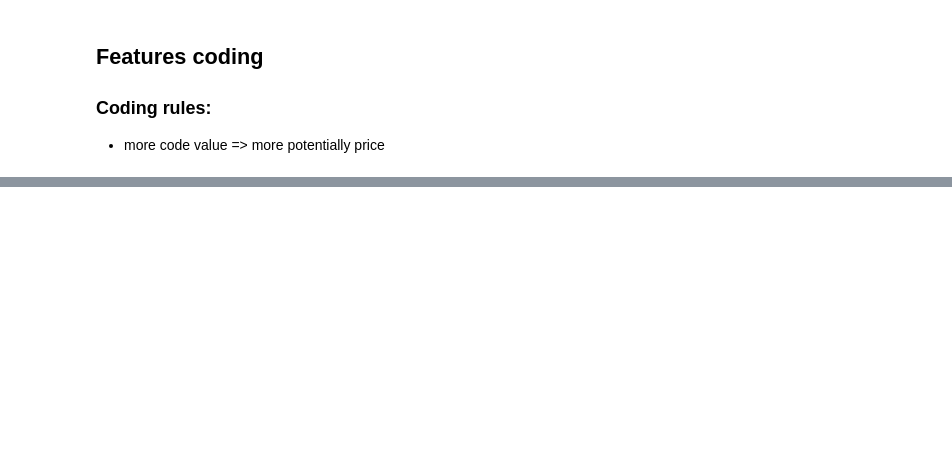
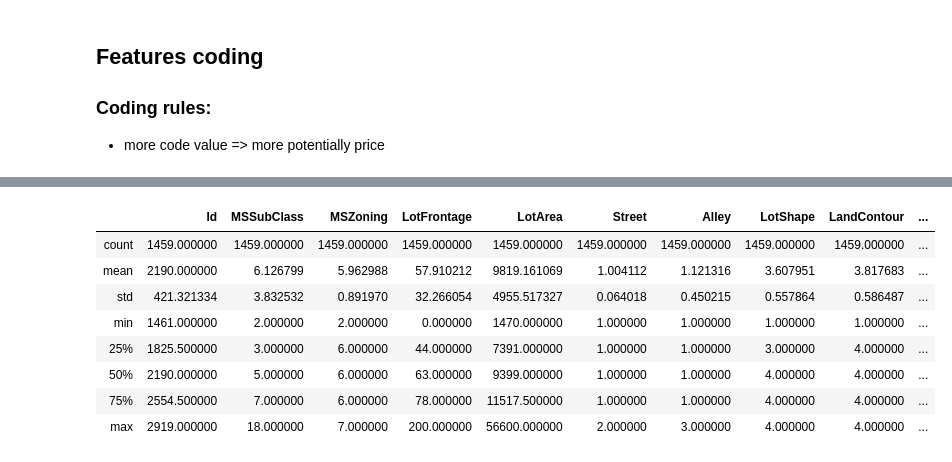
Before and after one commit to astramax57/house-prices, a Jupyter notebook: house-prising.ipynb, the cells around one changed output, grey strips where cells are left out. Saved outputs shown, nothing was run; the diff lists cells and outputs as text; code cells hidden in the pictures; blank space fills up the shorter version.

```diff
--- a/house-prising.ipynb
+++ b/house-prising.ipynb
@@ -340,0 +492,12 @@ df_train.describe(include='all')
+# %%
+df_test.describe(include='all')
+# %% [output]
+|  | Id | MSSubClass | MSZoning | LotFrontage | LotArea | Street | Alley | LotShape | LandContour | ... |
+| count | 1459.000000 | 1459.000000 | 1459.000000 | 1459.000000 | 1459.000000 | 1459.000000 | 1459.000000 | 1459.000000 | 1459.000000 | ... |
+| mean | 2190.000000 | 6.126799 | 5.962988 | 57.910212 | 9819.161069 | 1.004112 | 1.121316 | 3.607951 | 3.817683 | ... |
+| std | 421.321334 | 3.832532 | 0.891970 | 32.266054 | 4955.517327 | 0.064018 | 0.450215 | 0.557864 | 0.586487 | ... |
+| min | 1461.000000 | 2.000000 | 2.000000 | 0.000000 | 1470.000000 | 1.000000 | 1.000000 | 1.000000 | 1.000000 | ... |
+| 25% | 1825.500000 | 3.000000 | 6.000000 | 44.000000 | 7391.000000 | 1.000000 | 1.000000 | 3.000000 | 4.000000 | ... |
+| 50% | 2190.000000 | 5.000000 | 6.000000 | 63.000000 | 9399.000000 | 1.000000 | 1.000000 | 4.000000 | 4.000000 | ... |
+| 75% | 2554.500000 | 7.000000 | 6.000000 | 78.000000 | 11517.500000 | 1.000000 | 1.000000 | 4.000000 | 4.000000 | ... |
+| max | 2919.000000 | 18.000000 | 7.000000 | 200.000000 | 56600.000000 | 2.000000 | 3.000000 | 4.000000 | 4.000000 | ... |
```
Also changed, not shown: parts of 14 cells of this notebook.
